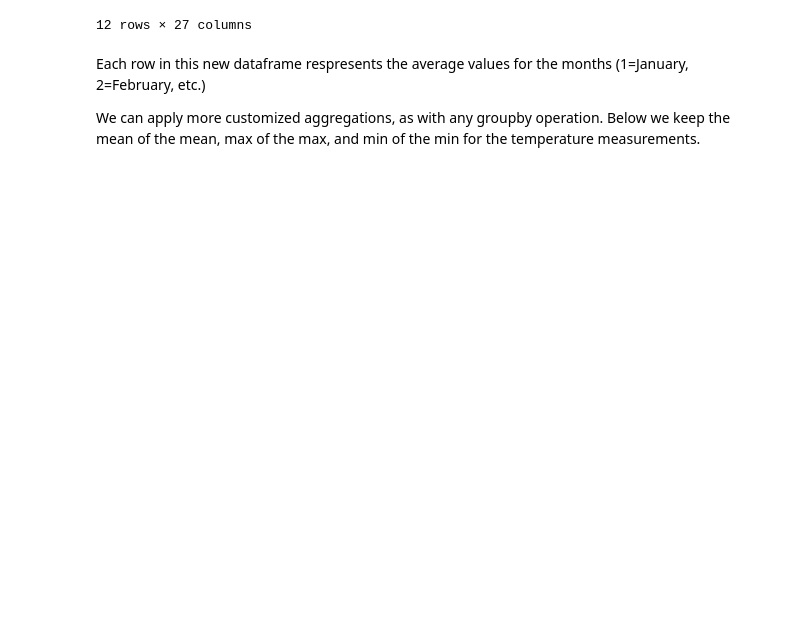
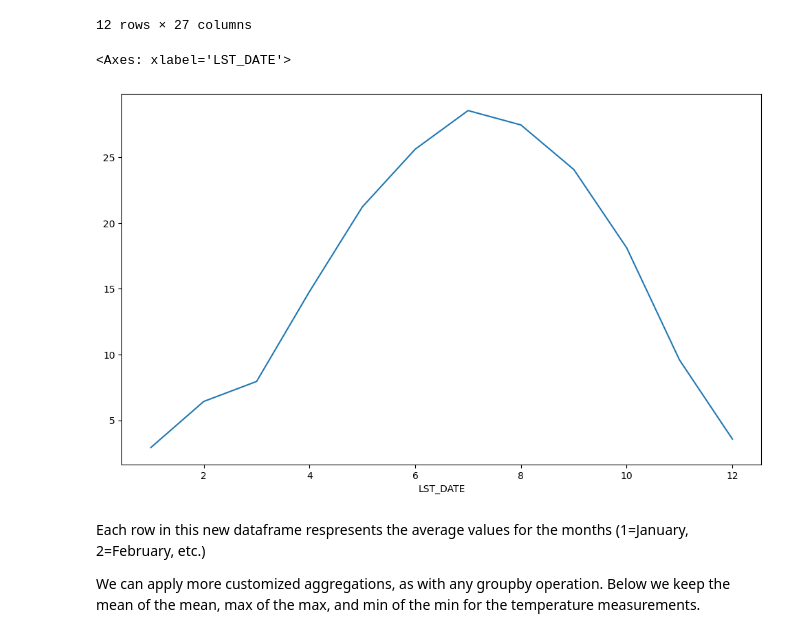
Before and after one commit to earth-DS-ML/summer_2025, a Jupyter notebook: _sources/lectures_DS/pandas/pandas_groupby.ipynb, the cells around one changed output. Drawn from its saved outputs; the diff is of its cells as text; code cells hidden in the pictures; blank space fills up the shorter version.

```diff
--- a/_sources/lectures_DS/pandas/pandas_groupby.ipynb
+++ b/_sources/lectures_DS/pandas/pandas_groupby.ipynb
@@ -361,6 +563,11 @@ monthly_climatology
 | 11 | 64756.0 | 2.555333 | -73.74 | 41.79 | 9.586667 | -1.375556 | 4.097778 | 4.277778 | ... |
 | 12 | 64756.0 | 2.555333 | -73.74 | 41.79 | 3.569892 | -5.704301 | -1.069892 | -0.850538 | ... |
 12 rows × 27 columns
+# %%
+monthly_climatology.T_DAILY_MAX.plot()
+# %% [output]
+<Axes: xlabel='LST_DATE'>
+[figure, added]
 # %% [markdown]
 Each row in this new dataframe respresents the average values for the months (1=January, 2=February, etc.)
 
```
Also changed, not shown: parts of 35 cells of this notebook, 39 other files.
